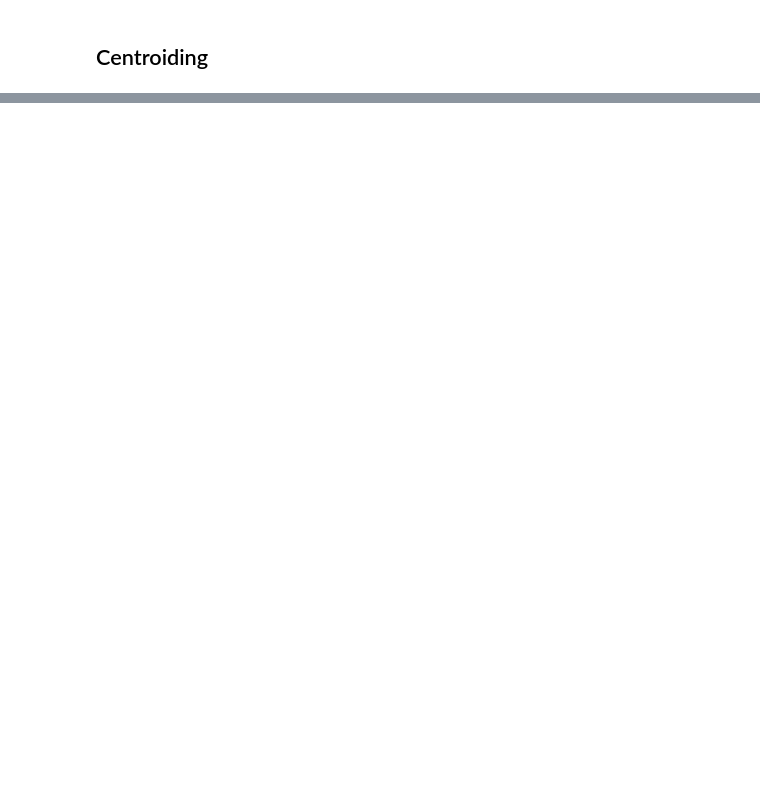
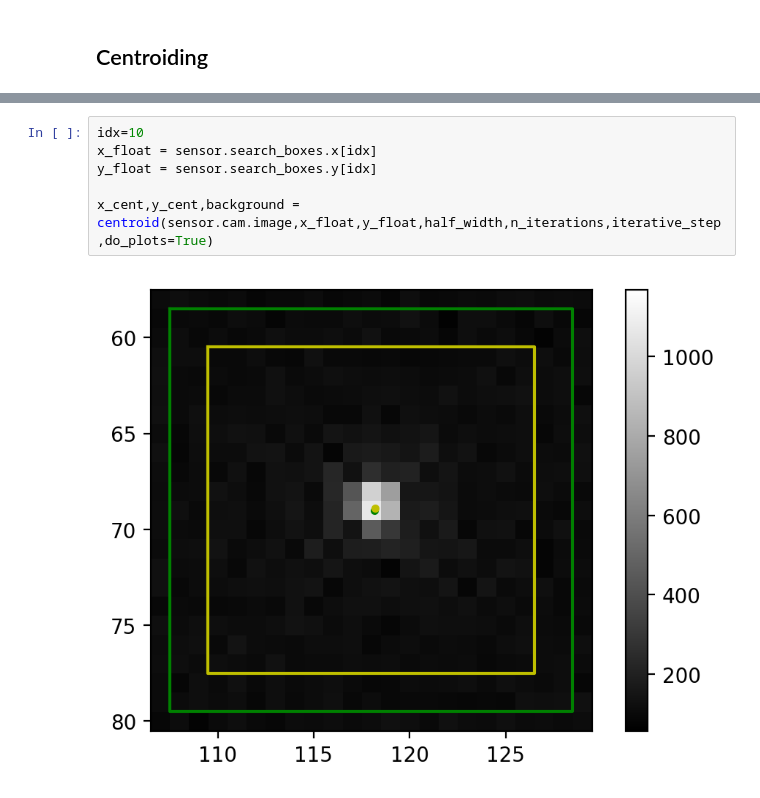
Before and after one commit to rjonnal/ciao, a Jupyter notebook: session_template_notebook/AO_loop_steps.ipynb, the cells around one changed output, grey strips where cells are left out. Saved outputs shown, nothing was run; the diff lists cells and outputs as text; blank space fills up the shorter version.

```diff
--- a/session_template_notebook/AO_loop_steps.ipynb
+++ b/session_template_notebook/AO_loop_steps.ipynb
@@ -142,0 +205,8 @@ centroid(sensor.cam.spots,x_float,y_float,half_width,n_iterations)
+# %%
+idx=10
+x_float = sensor.search_boxes.x[idx]
+y_float = sensor.search_boxes.y[idx]
+
+x_cent,y_cent,background = centroid(sensor.cam.image,x_float,y_float,half_width,n_iterations,iterative_step,do_plots=True)
+# %% [output]
+[figure, added]
```
Also changed, not shown: parts of 11 cells of this notebook, 19 other files.
